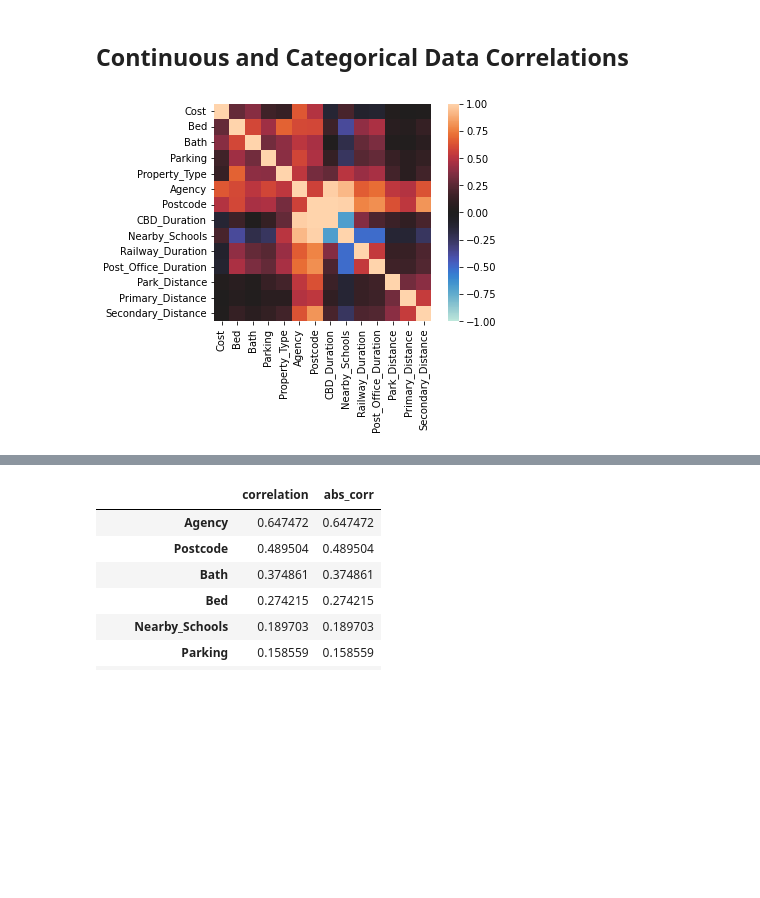
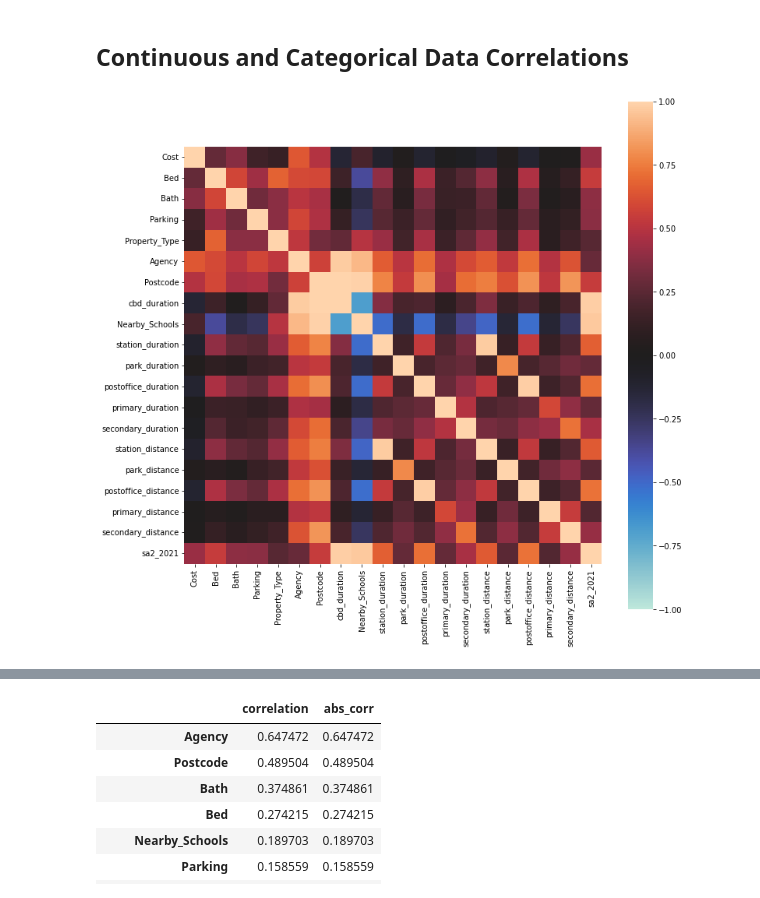
Before and after one commit to MAST30034-Applied-Data-Science/generic-real-estate-consulting-project-group-42, a Jupyter notebook: notebooks/analysis_properties.ipynb, the cells around one changed output, grey strips where cells are left out. Drawn from its saved outputs; the diff is of its cells as text; code cells hidden in the pictures; blank space fills up the shorter version.

```diff
--- a/notebooks/analysis_properties.ipynb
+++ b/notebooks/analysis_properties.ipynb
@@ -96,9 +96,9 @@ cost_correlations.sort_values(by="abs_corr", ascending=False)
 # %% [markdown]
 ## Continuous and Categorical Data Correlations
 # %%
-# Get correlation of numeric attributes with cost
-exclusions = ["Name", "Coordinates", "sa2_2021", "Post_Office_Distance", "Railway_Distance", "Park_Duration", "Secondary_Duration", "Primary_Duration"]
+# Get initial correlation matrix
+exclusions = ["Name", "Coordinates"]
 corr_data = properties.drop(exclusions, axis=1)
-corr_mat = dython.nominal.associations(corr_data, annot=False)
+corr_mat = dython.nominal.associations(corr_data, annot=False, filename='../plots/corr_matrix.jpg', figsize=(12,12))
 # %% [output]
-[figure, old version]
+[figure, new version]
```
Also changed, not shown: parts of 4 cells of this notebook, 4 other files.
